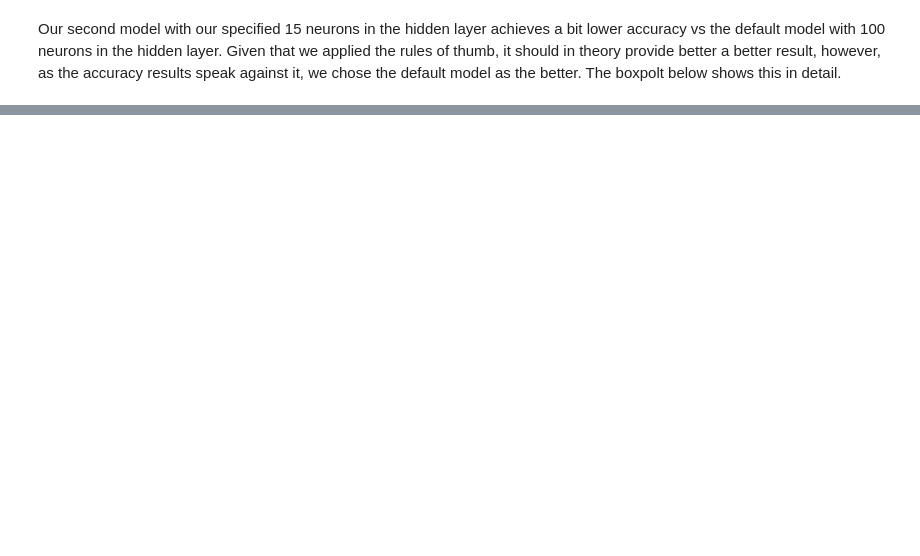
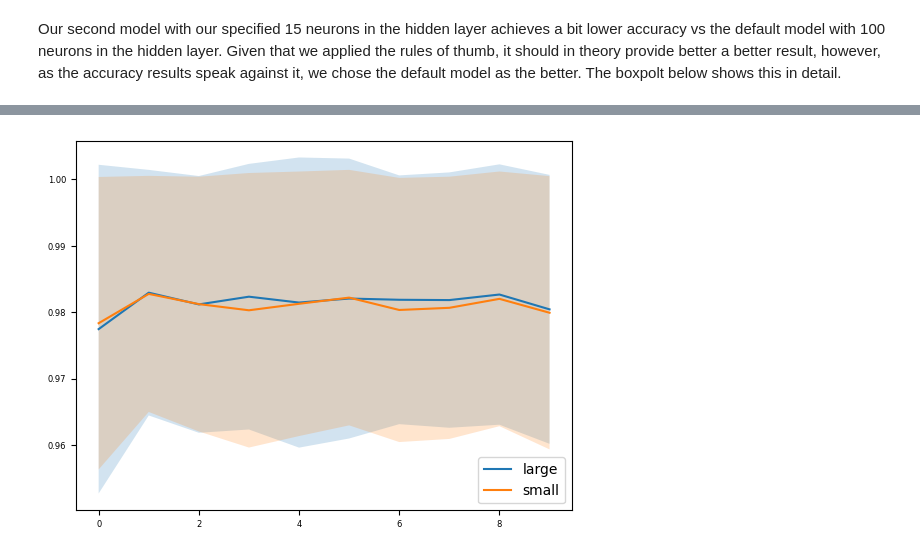
Before and after one commit to PeterReisNyman/Multi-Layer-Perceptron, a Jupyter notebook: Untitled.ipynb, the cells around one changed output, grey strips where cells are left out. Saved outputs shown, nothing was run; the diff lists cells and outputs as text; code cells hidden in the pictures; blank space fills up the shorter version.

```diff
--- a/Untitled.ipynb
+++ b/Untitled.ipynb
@@ -362,0 +322,47 @@ optimal_param.best_params_
+# %%
+l_mean = []
+s_mean = []
+l_std = []
+s_std = []
+o = 10
+
+for i in range(o):
+    lt = []
+    st = []
+    for _ in range(500):
+        X_rosO, Y_rosO = X, Y
+        for j in range(i):
+            X_rosO, Y_rosO = ros.fit_resample(X_rosO, Y_rosO)
+
+        x_tr, x_te, y_tr, y_te = train_test_split(preprocessing.scale(X_rosO), Y_rosO, test_size=0.2)
+
+        ml = MLPClassifier(max_iter=10000, activation='relu', hidden_layer_sizes=(99, 57), learning_rate='constant', learning_rate_init=0.001)
+        ml.fit(x_tr, y_tr)
+        lt.append(accuracy_score(y_te, ml.predict(x_te)))
+
+        ms = MLPClassifier(max_iter=10000, activation='tanh', hidden_layer_sizes=(15,), learning_rate='adaptive', learning_rate_init=0.01)
+        ms.fit(x_tr, y_tr)
+        st.append(accuracy_score(y_te, ms.predict(x_te)))
+
+    l_mean.append(np.mean(lt))
+    s_mean.append(np.mean(st))
+    l_std.append(np.std(lt))
+    s_std.append(np.std(st))
+
+# Plot with std bands
+x = range(o)
+l_mean = np.array(l_mean)
+s_mean = np.array(s_mean)
+l_std = np.array(l_std)
+s_std = np.array(s_std)
+
+plt.plot(x, l_mean, label="large")
+plt.fill_between(x, l_mean - l_std, l_mean + l_std, alpha=0.2)
+
+plt.plot(x, s_mean, label="small")
+plt.fill_between(x, s_mean - s_std, s_mean + s_std, alpha=0.2)
+
+plt.legend()
+plt.show()
+# %% [output]
+[figure, added]
```
Also changed, not shown: parts of 18 cells of this notebook.
